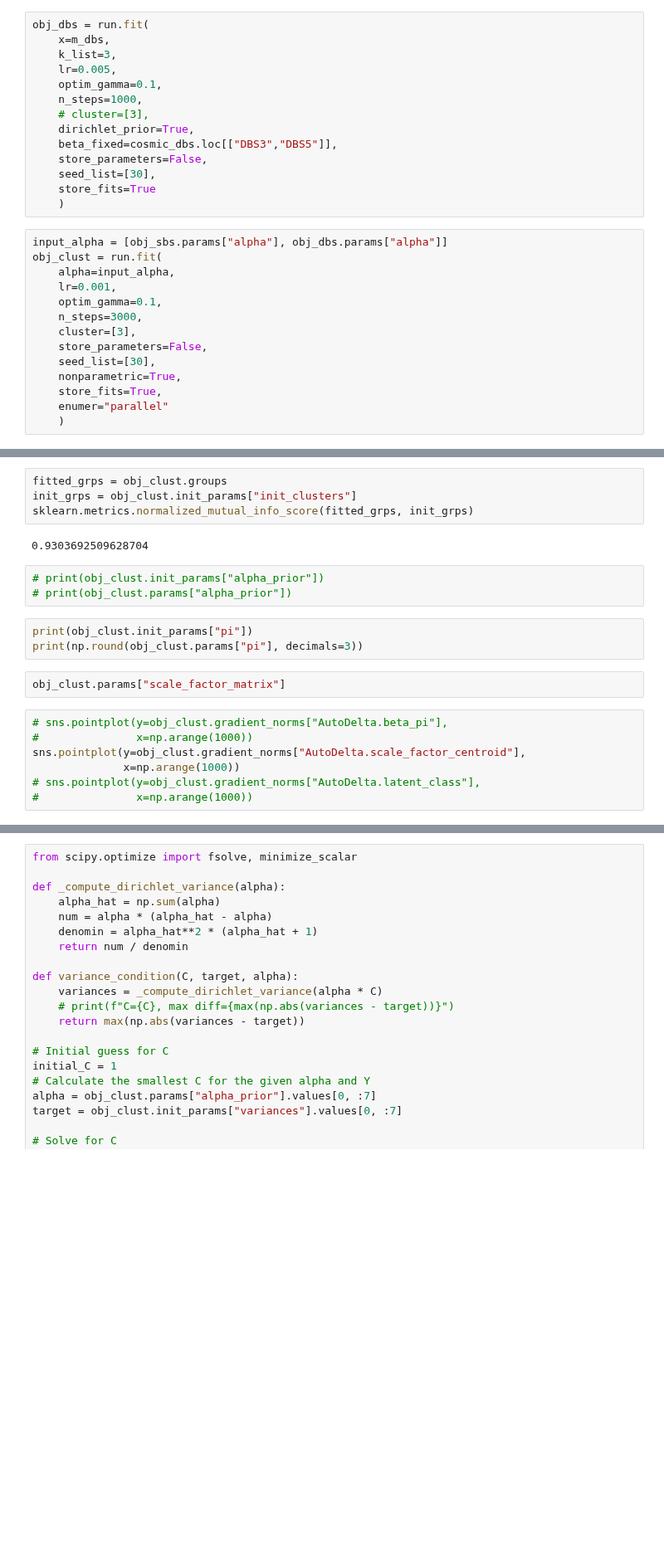
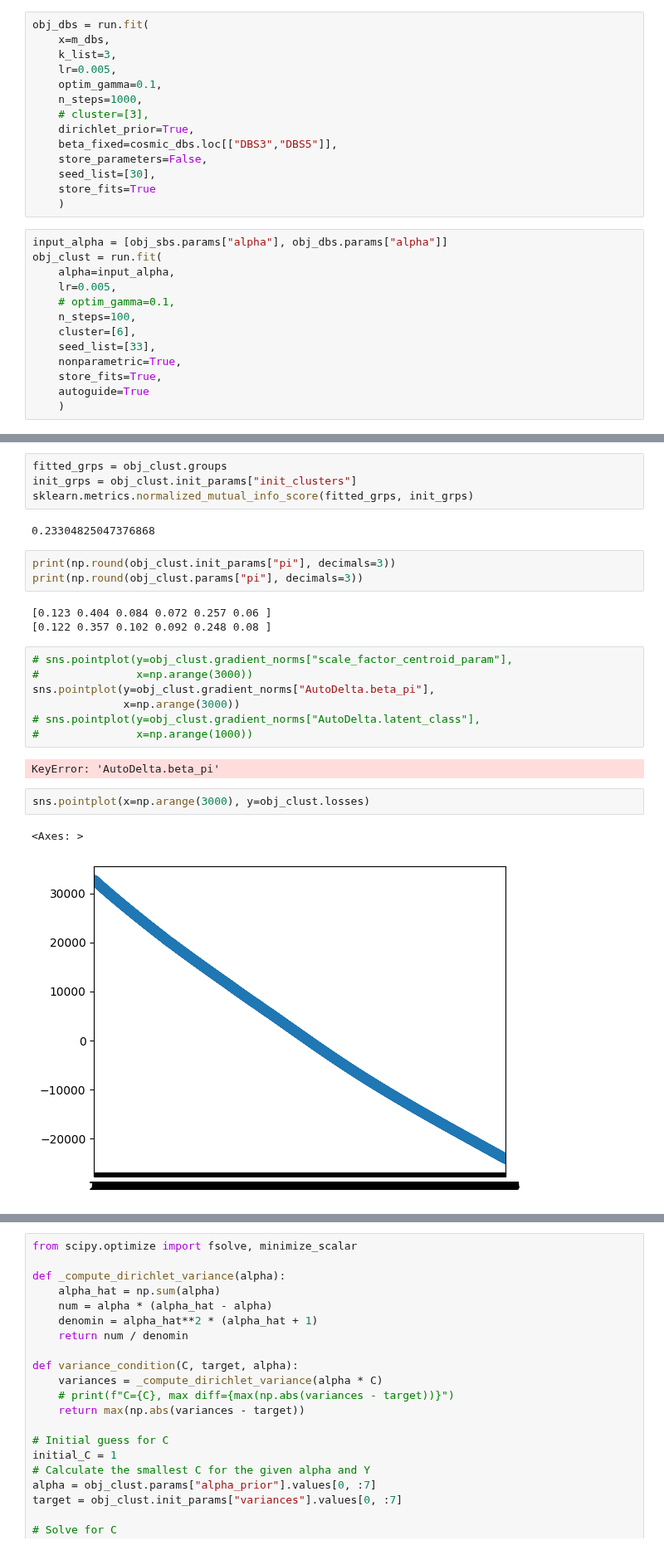
Before and after one commit to caravagnalab/pybascule, a Jupyter notebook: test.ipynb, the cells around one changed output, grey strips where cells are left out. Shown at 83% size. Saved outputs shown, nothing was run; the diff lists cells and outputs as text; blank space fills up the shorter version.

```diff
--- a/test.ipynb
+++ b/test.ipynb
@@ -56,14 +56,13 @@ obj_dbs = run.fit(
 input_alpha = [obj_sbs.params["alpha"], obj_dbs.params["alpha"]]
 obj_clust = run.fit(
     alpha=input_alpha,
-    lr=0.001,
-    optim_gamma=0.1,
-    n_steps=3000,
-    cluster=[3],
-    store_parameters=False,
-    seed_list=[30],
+    lr=0.005,
+    # optim_gamma=0.1,
+    n_steps=100,
+    cluster=[6],
+    seed_list=[33],
     nonparametric=True,
     store_fits=True,
-    enumer="parallel"
+    autoguide=True
     )
 # %% [output]
@@ -89,22 +182,27 @@ fitted_grps = obj_clust.groups
 init_grps = obj_clust.init_params["init_clusters"]
 sklearn.metrics.normalized_mutual_info_score(fitted_grps, init_grps)
 # %% [output]
-0.9303692509628704
+0.23304825047376868
-# %%
-# print(obj_clust.init_params["alpha_prior"])
-# print(obj_clust.params["alpha_prior"])
 # %%
-print(obj_clust.init_params["pi"])
+print(np.round(obj_clust.init_params["pi"], decimals=3))
 print(np.round(obj_clust.params["pi"], decimals=3))
+# %% [output]
+[0.123 0.404 0.084 0.072 0.257 0.06 ]
+[0.122 0.357 0.102 0.092 0.248 0.08 ]
-# %%
-obj_clust.params["scale_factor_matrix"]
 # %%
-# sns.pointplot(y=obj_clust.gradient_norms["AutoDelta.beta_pi"],
-#               x=np.arange(1000))
-sns.pointplot(y=obj_clust.gradient_norms["AutoDelta.scale_factor_centroid"],
-              x=np.arange(1000))
+# sns.pointplot(y=obj_clust.gradient_norms["scale_factor_centroid_param"],
+#               x=np.arange(3000))
+sns.pointplot(y=obj_clust.gradient_norms["AutoDelta.beta_pi"],
+              x=np.arange(3000))
 # sns.pointplot(y=obj_clust.gradient_norms["AutoDelta.latent_class"],
 #               x=np.arange(1000))
+# %% [output]
+KeyError: 'AutoDelta.beta_pi'
+# %%
+sns.pointplot(x=np.arange(3000), y=obj_clust.losses)
+# %% [output]
+<Axes: >
+[figure, added]
 # %%
 print(obj_clust.groups)
 print(obj_clust.init_params["init_clusters"])
```
Also changed, not shown: parts of 12 cells of this notebook, 2 other files.
